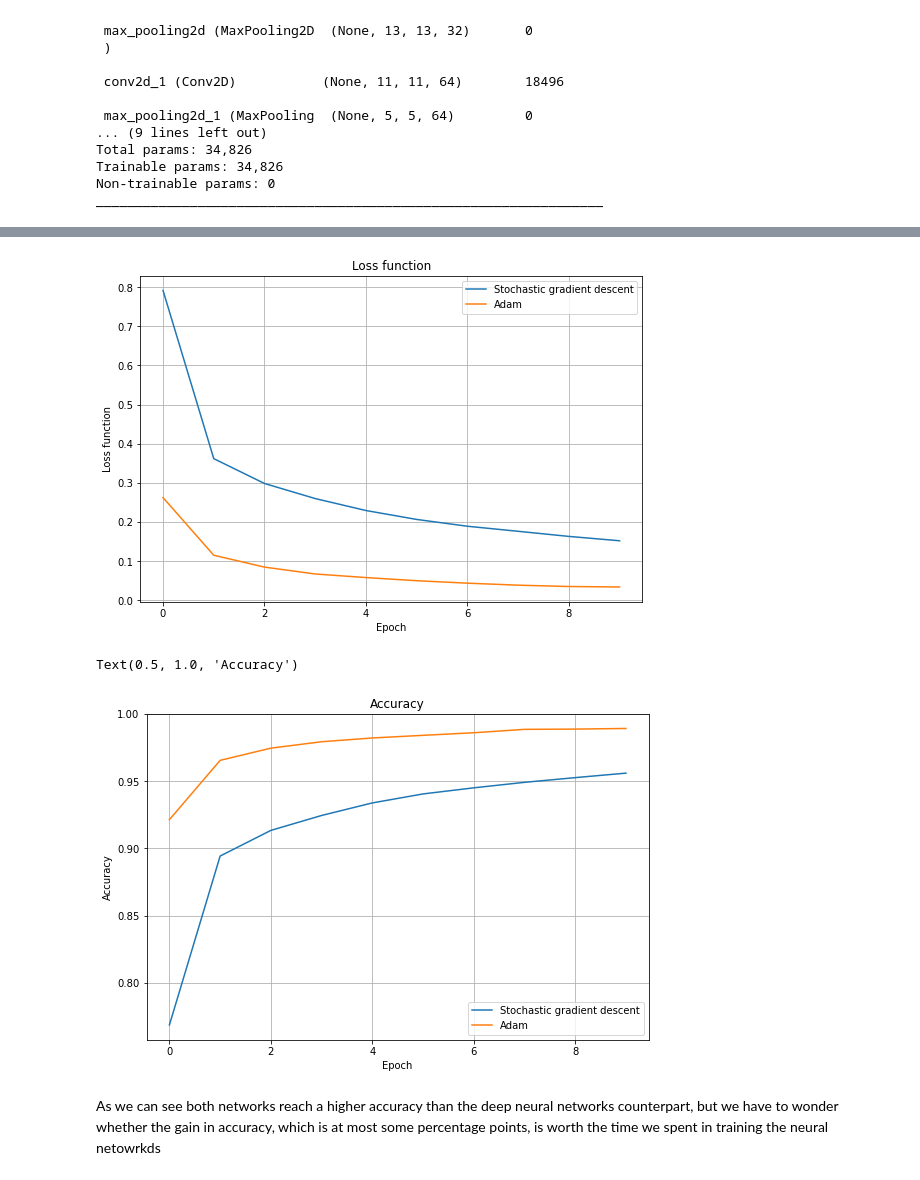
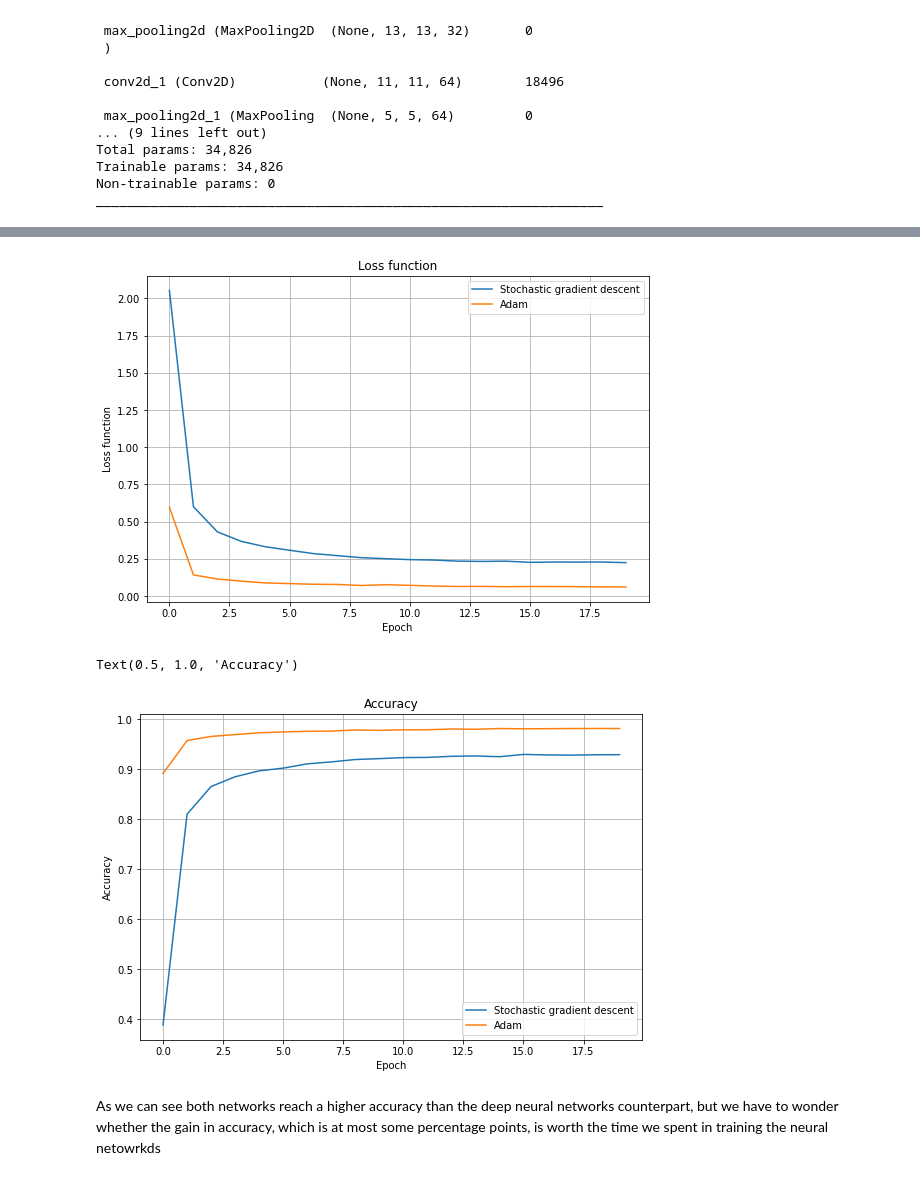
Before and after one commit to EColnaghi/LSN, a Jupyter notebook: Esercitazione12/Esercitazione12.ipynb, the cells around one changed output, grey strips where cells are left out. Saved outputs shown, nothing was run; the diff lists cells and outputs as text; code cells hidden in the pictures.

```diff
--- a/Esercitazione12/Esercitazione12.ipynb
+++ b/Esercitazione12/Esercitazione12.ipynb
@@ -286,6 +266,6 @@ We can now go on and use a convolutional neural network to classify the data. Th
 # %%
 (X_train, Y_train), (X_test, Y_test) = mnist.load_data()
-
+epochs=20
 Y_train = keras.utils.to_categorical(Y_train, num_classes)
 Y_test = keras.utils.to_categorical(Y_test, num_classes)
 # %%
@@ -363,0 +306,26 @@ What we learned tell us more about our skill in CNN design than the capability o
+# %%
+#train the convolutional neural network
+model_CNN.compile(loss=keras.losses.categorical_crossentropy,
+              optimizer=SGD(),
+              metrics=['acc'])
+wsave=model_CNN.get_weights()
+
+historySGD_CNN = model_CNN.fit(X_train, Y_train,
+          batch_size=batch_size,
+          epochs=epochs,
+          verbose=1,
+          validation_data=(X_test, Y_test))
+scoreSGD_CNN = model_CNN.evaluate(X_test, Y_test, verbose=1)
+model_CNN.set_weights(wsave)
+
+#do the same using ADAM as optimizer
+model_CNN.compile(loss=keras.losses.categorical_crossentropy,
+              optimizer=Adam(),
+              metrics=['acc'])
+wsave=model_CNN.get_weights()
+historyAdam_CNN = model_CNN.fit(X_train, Y_train,
+          batch_size=batch_size,
+          epochs=epochs,
+          verbose=1,
+          validation_data=(X_test, Y_test))
+scoreAdam_CNN = model_CNN.evaluate(X_test, Y_test, verbose=1)
@@ -364,23 +350,23 @@ What we learned tell us more about our skill in CNN design than the capability o
 # %%
-plt.plot(historySGD.history['loss'],label='Stochastic gradient descent')
-plt.plot(historyAdam.history['loss'],label='Adam')
+plt.plot(historySGD_CNN.history['loss'],label='Stochastic gradient descent')
+plt.plot(historyAdam_CNN.history['loss'],label='Adam')
 plt.legend()
 plt.ylabel('Loss function')
 plt.xlabel('Epoch')
 plt.title('Loss function')
 plt.grid()
 plt.show()
-plt.plot(historySGD.history['acc'],label='Stochastic gradient descent')
-plt.plot(historyAdam.history['acc'],label='Adam')
+plt.plot(historySGD_CNN.history['acc'],label='Stochastic gradient descent')
+plt.plot(historyAdam_CNN.history['acc'],label='Adam')
 plt.legend()
 plt.ylabel('Accuracy')
 plt.xlabel('Epoch')
 plt.grid()
 plt.title('Accuracy')
 # %% [output]
-[figure, old version]
+[figure, new version]
 Text(0.5, 1.0, 'Accuracy')
-[figure, old version]
+[figure, new version]
 # %% [markdown]
 As we can see both networks reach a higher accuracy than the deep neural networks counterpart, but we have to wonder whether the gain in accuracy, which is at most some percentage points, is worth the time we spent in training the neural netowrkds
 # %%
```
Also changed, not shown: parts of 26 cells of this notebook, 24 other files.
